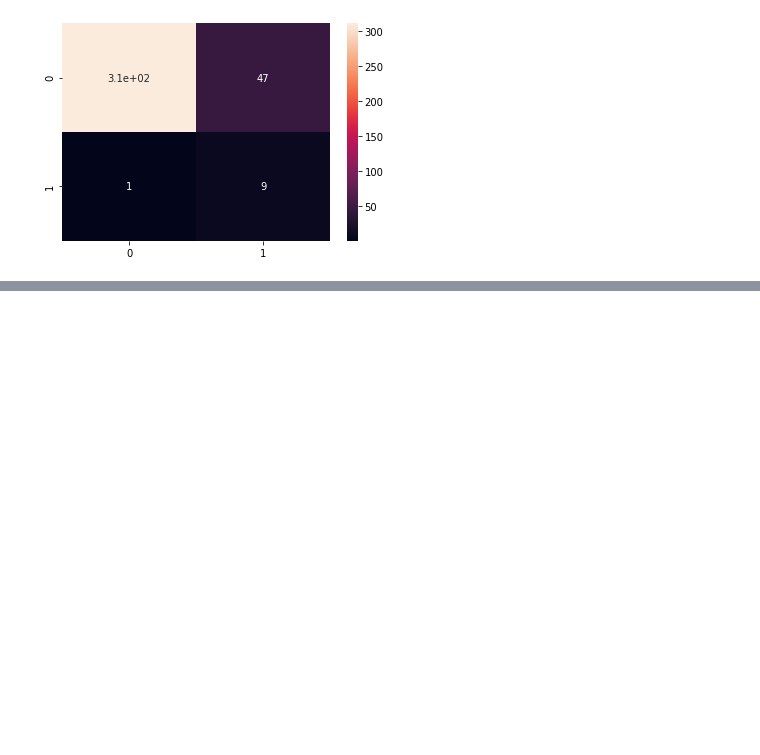
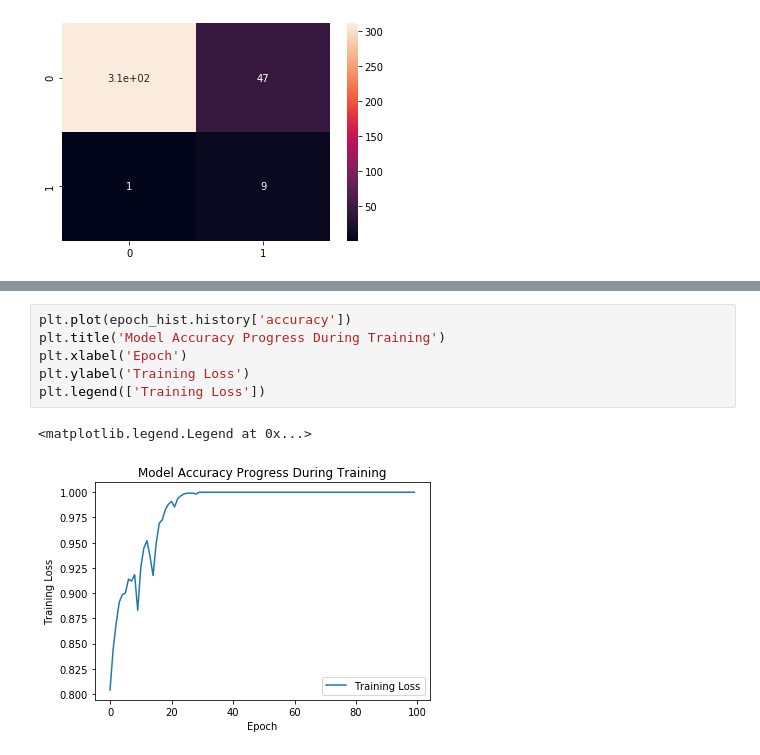
Before and after one commit to sukesh-reddy/Data-Science-Projects---Business, a Jupyter notebook: 1-Human Resource Department/HR Analyitcs IBM.ipynb, the cells around one changed output, grey strips where cells are left out. Saved outputs shown, nothing was run; the diff lists cells and outputs as text; blank space fills up the shorter version.

```diff
--- a/1-Human Resource Department/HR Analyitcs IBM.ipynb
+++ b/1-Human Resource Department/HR Analyitcs IBM.ipynb
@@ -413,0 +484,9 @@ print(classification_report)
+# %%
+plt.plot(epoch_hist.history['accuracy'])
+plt.title('Model Accuracy Progress During Training')
+plt.xlabel('Epoch')
+plt.ylabel('Training Loss')
+plt.legend(['Training Loss'])
+# %% [output]
+<matplotlib.legend.Legend at 0x...>
+[figure, added]
```
Also changed, not shown: parts of 14 cells of this notebook.
